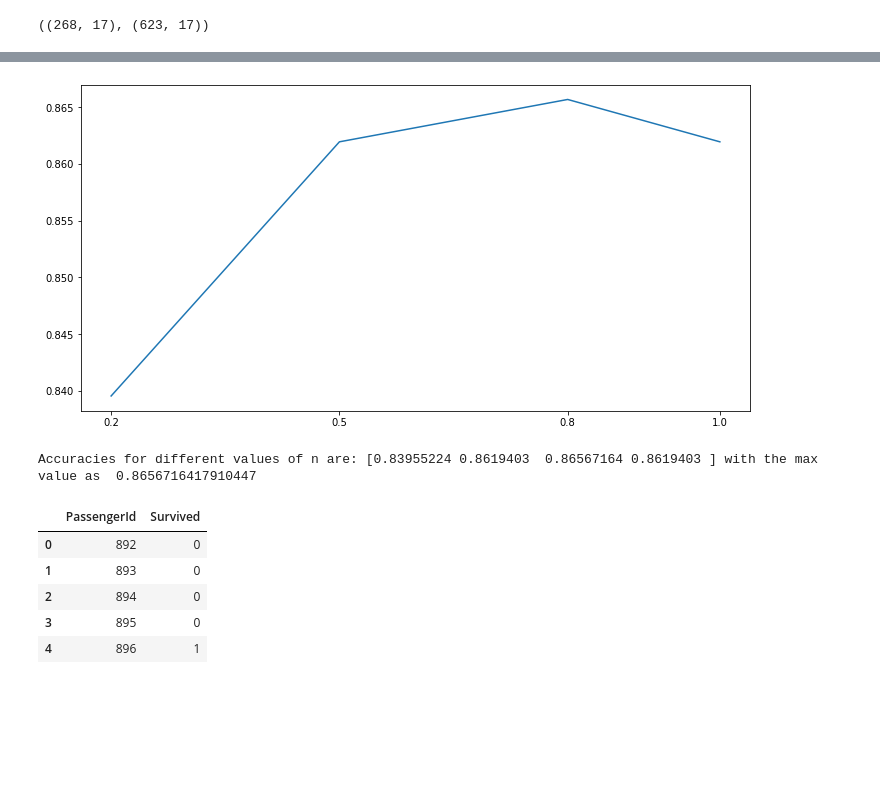
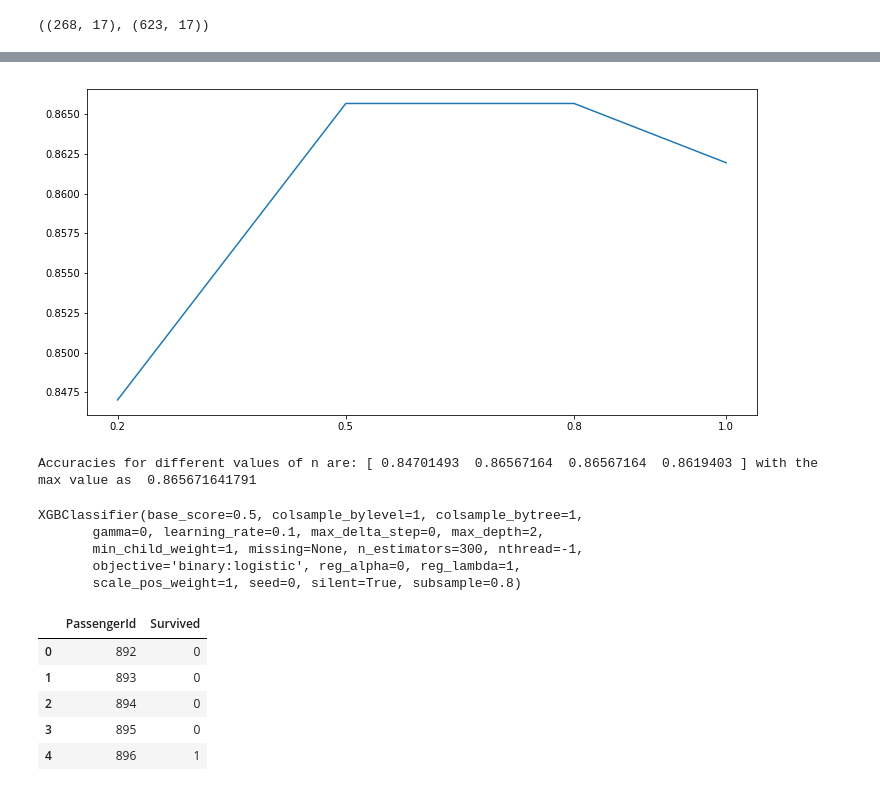
Before and after one commit to rodrigocatarino/kaggle, a Jupyter notebook: Titanic/Machine Learning Titanic.ipynb, the cells around one changed output, grey strips where cells are left out. Saved outputs shown, nothing was run; the diff lists cells and outputs as text; code cells hidden in the pictures; blank space fills up the shorter version.

```diff
--- a/Titanic/Machine Learning Titanic.ipynb
+++ b/Titanic/Machine Learning Titanic.ipynb
@@ -44,2 +36,0 @@ sns.distplot(np.log1p(train.Fare))
-# %%
-train['Fare_log'] = np.log1p(train.Fare)
@@ -57,6 +46,6 @@ test.head()
 # %%
-X = train.drop(['Survived','Fare'], axis=1)
-y = train.Survived
+X = train.drop('Survived', axis=1)
+y = train['Survived']
 # %%
 X_train, X_test, y_train, y_test = train_test_split(X, y, test_size=0.3, random_state=0)
 # %%
@@ -84,7 +73,6 @@ test.head()
 # %%
-xgb = XGBClassifier(random_state=0, max_depth=3, subsample=0.8, n_estimators=300)
-lgbm = LGBMClassifier(random_state=0, objective='binary', max_depth=5, n_estimators=100)
-rf = RandomForestClassifier(max_depth=3, )
+xgb = XGBClassifier(random_state=0)
+lgbm = LGBMClassifier(random_state=0)
 # %%
 lgbm.fit(X_train, y_train)
 ylgbm = lgbm.predict(X_test)
@@ -95,5 +83,5 @@ acc(y_test, ylgbm)
 # %%
-clfs = [xgb, lgbm, rf]
+clfs = [xgb, lgbm]
 
 for clf in clfs:
 
@@ -102,7 +90,8 @@ for clf in clfs:
     ytrain = clf.predict(X_train)
 
     print('-'*20)
+    print(clf.__class__)
+    print('Treino',acc(y_train,ytrain))
     print('Teste',acc(y_test,y))
-    print('Treino',acc(y_train,ytrain))
 # %% [output]
 --------------------
@@ -161,24 +149,32 @@ Accuracies for different values of n are: [0.84701493 0.85074627 0.8619403  0.86
 # %%
 a_index=list(range(1,11))
 a=pd.Series()
 
 x=[0.2, 0.5, 0.8, 1]
 
 for i in x:
 
-    model = XGBClassifier(max_depth=2, random_state=0, subsample=i, n_estimators=300)
+    model = XGBClassifier(max_depth=2, subsample=i, n_estimators=300, learning_rate=0.1)
     model.fit(X_train,y_train)
     prediction = model.predict(X_test)
     a = a.append(pd.Series(acc(y_test,prediction)))
 
 plt.plot(x, a)
 plt.xticks(x)
 fig=plt.gcf()
 fig.set_size_inches(12,6)
 plt.show()
 print('Accuracies for different values of n are:',a.values,'with the max value as ',a.values.max())
 # %% [output]
-[figure, old version]
+[figure, new version]
-Accuracies for different values of n are: [0.83955224 0.8619403  0.86567164 0.8619403 ] with the max value as  0.8656716417910447
+Accuracies for different values of n are: [ 0.84701493  0.86567164  0.86567164  0.8619403 ] with the max value as  0.865671641791
+# %%
+final_model = XGBClassifier(max_depth=2, subsample=0.8, n_estimators=300, learning_rate=0.1)
+# %% [output]
+XGBClassifier(base_score=0.5, colsample_bylevel=1, colsample_bytree=1,
+       gamma=0, learning_rate=0.1, max_delta_step=0, max_depth=2,
+       min_child_weight=1, missing=None, n_estimators=300, nthread=-1,
+       objective='binary:logistic', reg_alpha=0, reg_lambda=1,
+       scale_pos_weight=1, seed=0, silent=True, subsample=0.8)
 # %%
 Ids = test.PassengerId
```
Also changed, not shown: parts of 22 cells of this notebook, 1 other file.
